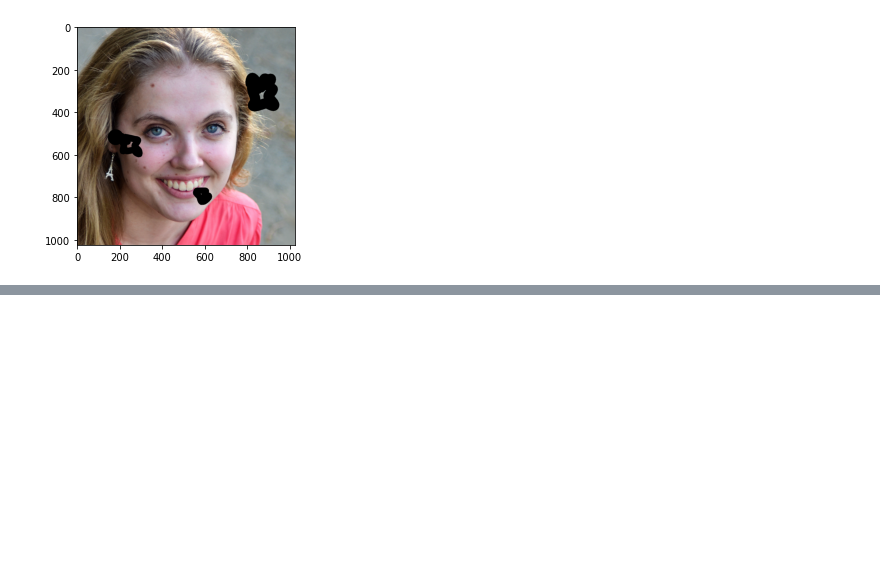
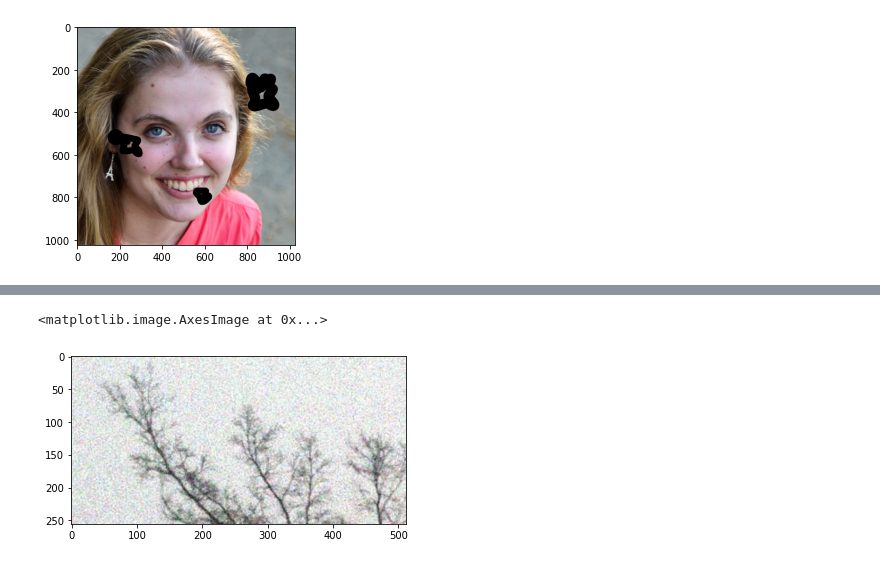
Before and after one commit to anismehrab/MULTIPSE, a Jupyter notebook: train.ipynb, the cells around one changed output, grey strips where cells are left out. Saved outputs shown, nothing was run; the diff lists cells and outputs as text; code cells hidden in the pictures; blank space fills up the shorter version.

```diff
--- a/train.ipynb
+++ b/train.ipynb
@@ -501,3 +509,19 @@ print(np.shape(img_L))
+# %%
+from utils import utils_image
+from utils.utils_blindsr import degradation_bsrgan_plus
+import matplotlib.pyplot as plt
+image_path = "testsets/test_data/00003.png"
+
+img_H = utils_image.imread_uint(image_path, 3)# RGB H*W*C
+img_H = utils_image.uint2single(img_H)
+img_l, img_h = degradation_bsrgan_plus(img_H, sf=1, shuffle_prob=0.5, use_sharp=False, lq_patchsize_w=img_H.shape[1],lq_patchsize_h=img_H.shape[0], isp_model=None)
+img_h =  utils_image.single2uint(img_h)
+plt.imshow(img_l)
+print(img_l.shape)
+print(img_H.shape)
+# %% [output]
+<matplotlib.image.AxesImage at 0x...>
+[figure, added]
 # %%
 import cv2
 import os
```
Also changed, not shown: parts of 2 cells of this notebook, 11 other files.
